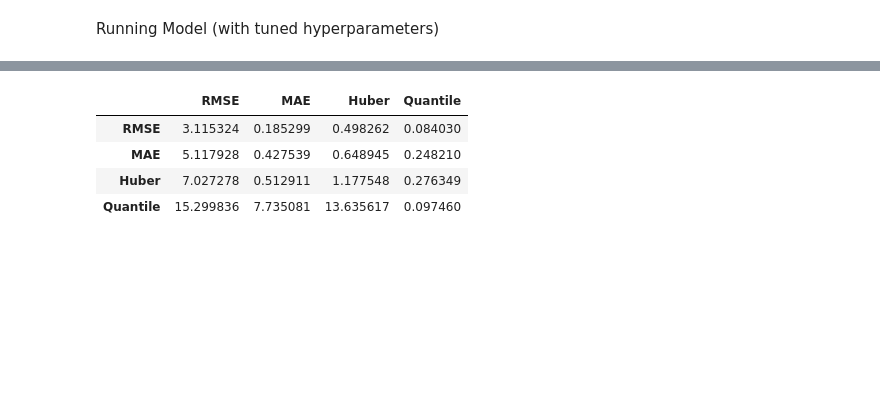
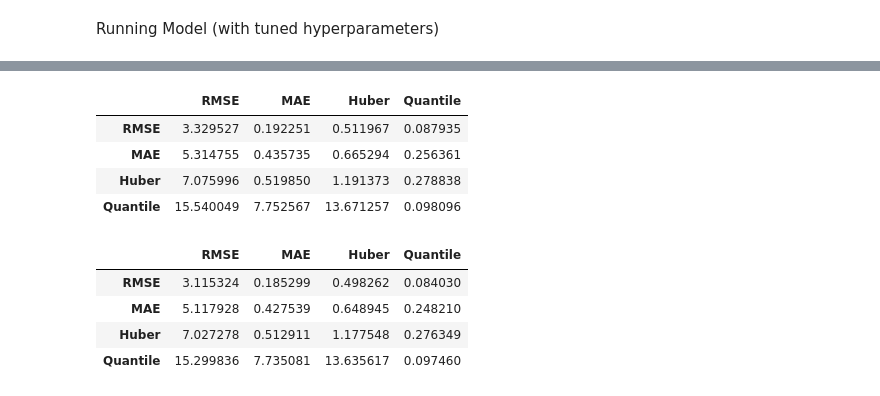
Before and after one commit to Erdos-Projects/summer26-patient-length-of-stay, a Jupyter notebook: models/XGBRegressor.ipynb, the cells around one changed output, grey strips where cells are left out. Cells and saved outputs as stored; diff of their text form; code cells hidden in the pictures; blank space fills up the shorter version.

```diff
--- a/models/XGBRegressor.ipynb
+++ b/models/XGBRegressor.ipynb
@@ -47,3 +46,11 @@ Data columns (total 46 columns):
  45  STRATA                str
 dtypes: float64(9), int64(32), str(5)
 memory usage: 2.3 GB
+# %%
+#make two new data columns
+df['NUM_CODES'] = df.iloc[:, 14:36].sum(axis = 1)
+df['PROLONGED'] = [1 if los >= 30 else 0 for los in df["LENGTH_OF_STAY"]]
+
+df.LENGTH_OF_STAY = df.LENGTH_OF_STAY.astype(int)
+
+df.info()
@@ -50,5 +75,11 @@ memory usage: 2.3 GB
 # %%
-cat_features = gen.cat_features
+cat_features = (
+    df.columns[2:3].tolist() +
+    df.columns[6:10].tolist() +
+    df.columns[12:13].tolist() +
+    df.columns[14:38].tolist() +
+    df.columns[39:40].tolist()
+)
 cat_features
 # %% [output]
 ['TYPE_OF_ADMISSION',
@@ -78,7 +109,7 @@ df[cat_features] = (
 # %%
 #Make list of all features to be used in the model, including categorical features and numerical features
 features = cat_features.copy()
-features.extend(['PAT_AGE','LENGTH_OF_STAY','PAT_LATITUDE','PAT_LONGITUDE','PROVIDER_LATITUDE','PROVIDER_LONGITUDE','NUM_CODES','PAT2PROV_DISTANCE'])
+features.extend(['PAT_AGE','PAT_LATITUDE','PAT_LONGITUDE','PROVIDER_LATITUDE','PROVIDER_LONGITUDE','NUM_CODES','PAT2PROV_DISTANCE'])
 
 features
 # %% [output]
@@ -447,2 +479,5 @@ Running Model (with tuned hyperparameters)
 X_train, X_test, y_train, y_test = train_test_split(df[features],df.LENGTH_OF_STAY, shuffle = True, random_state = 2222, stratify = df['STRATA'], test_size = .2)
+# %%
+le = LabelEncoder()
+y_test_encoded = le.fit_transform(y_test)
 # %%
@@ -575,3 +667,11 @@ Finished quantile model.
+# %%
+scores_test
+# %% [output]
+|  | RMSE | MAE | Huber | Quantile |
+| RMSE | 3.329527 | 0.192251 | 0.511967 | 0.087935 |
+| MAE | 5.314755 | 0.435735 | 0.665294 | 0.256361 |
+| Huber | 7.075996 | 0.519850 | 1.191373 | 0.278838 |
+| Quantile | 15.540049 | 7.752567 | 13.671257 | 0.098096 |
 # %%
 scores
 # %% [output]
```
Also changed, not shown: parts of 12 cells of this notebook.
